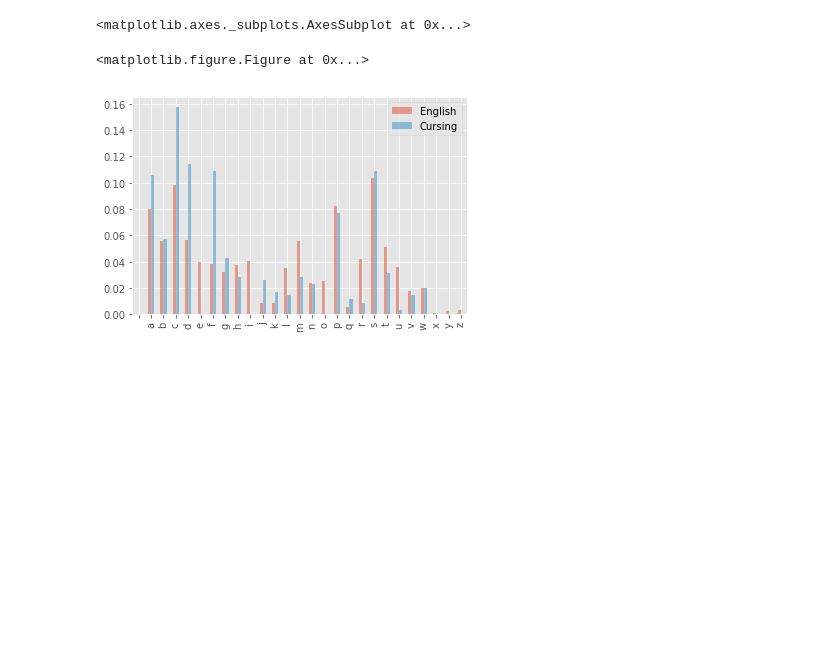
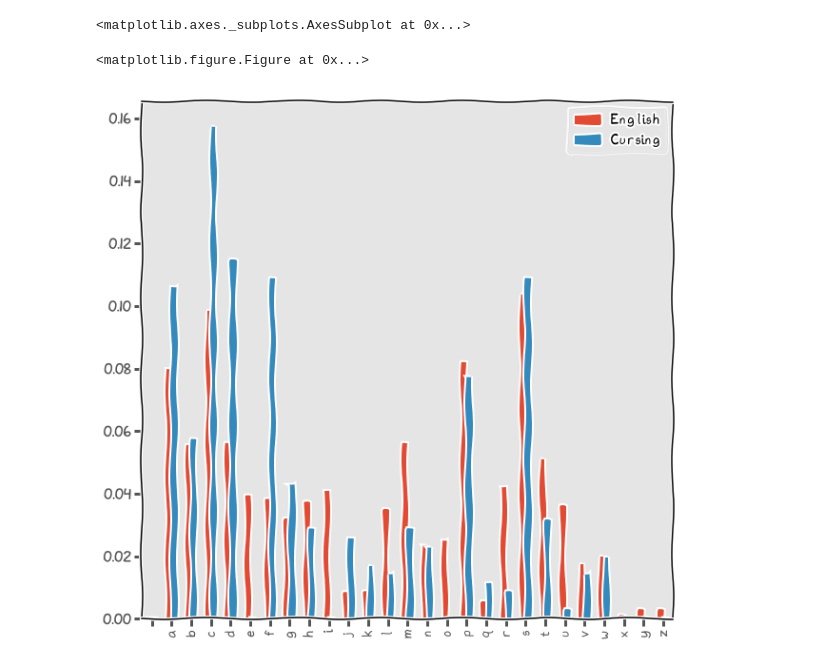
Before and after one commit to BoyPlankton/public_notebooks, a Jupyter notebook: English vs. Cursing.ipynb, the cells around one changed output. Drawn from its saved outputs; the diff is of its cells as text; code cells hidden in the pictures; blank space fills up the shorter version.

Commit message:
Switched to xkcd for the graph

```diff
--- a/English vs. Cursing.ipynb
+++ b/English vs. Cursing.ipynb
@@ -48,10 +48,12 @@ import matplotlib.pyplot as plt
 import matplotlib
 matplotlib.style.use('ggplot')
 # %%
-plt.figure();
+plt.xkcd()
 
-df.plot(kind='bar', alpha=0.5)
+plt.figure()
+
+df.plot(kind='bar',figsize=(10,10))
 # %% [output]
 <matplotlib.axes._subplots.AxesSubplot at 0x...>
 <matplotlib.figure.Figure at 0x...>
-[figure, old version]
+[figure, new version]
```
